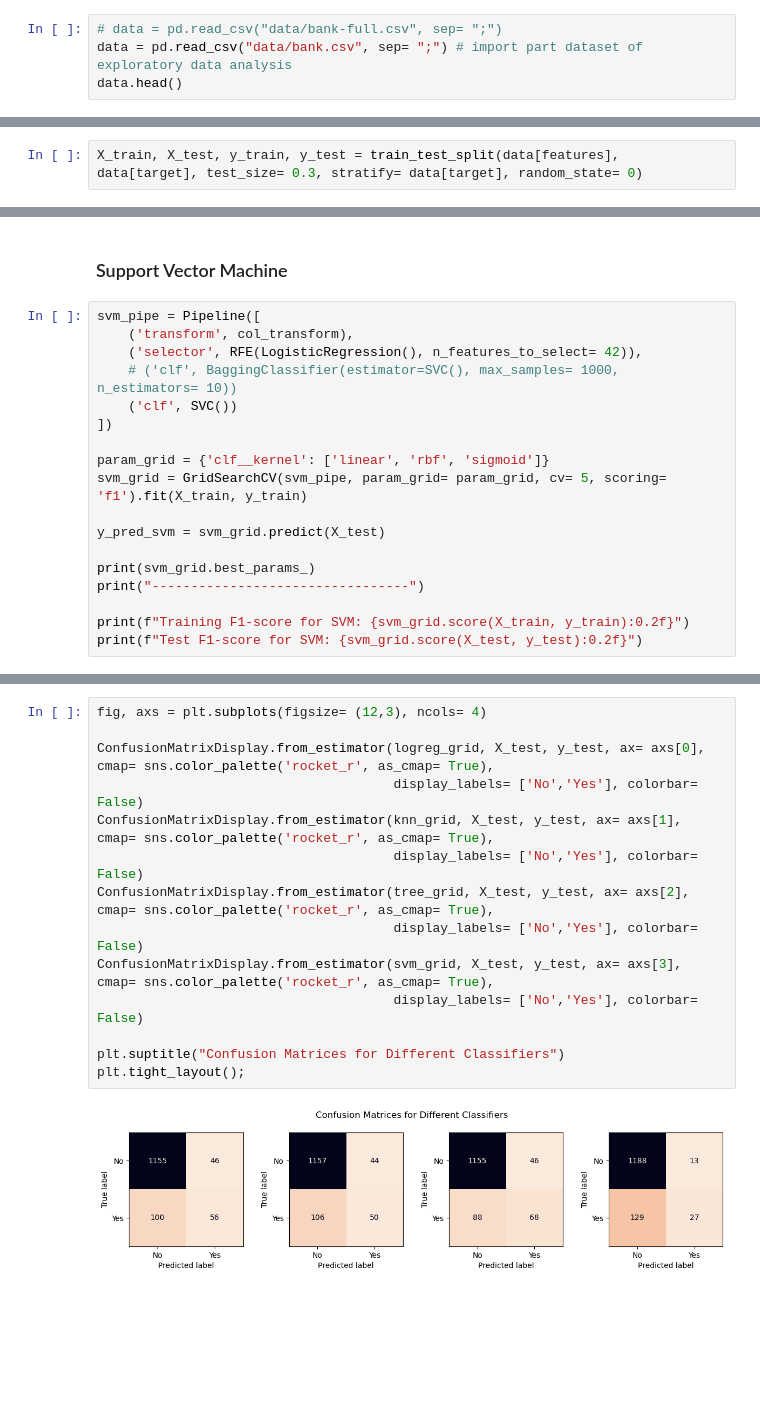
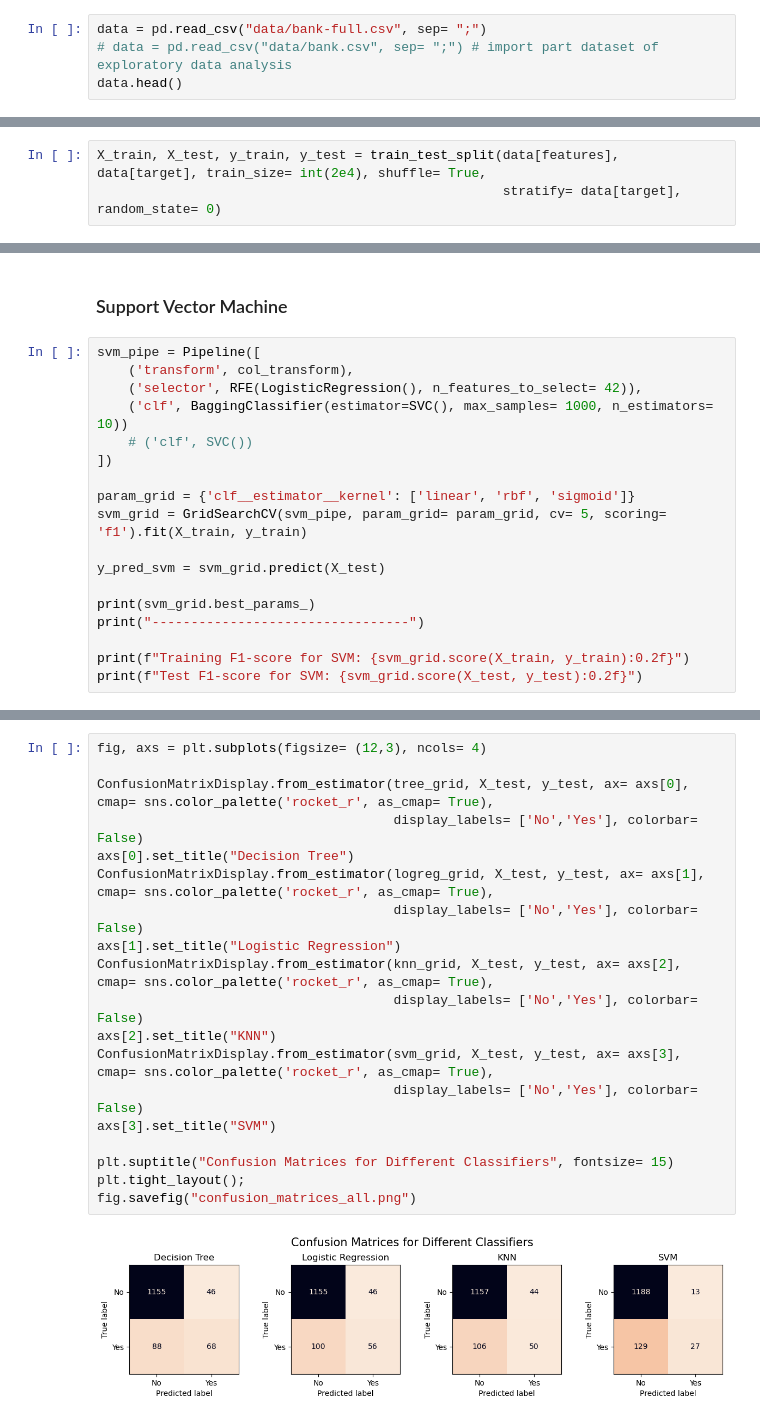
Before and after one commit to garimasc/bank_marketing, a Jupyter notebook: evaluate_classification.ipynb, the cells around one changed output, grey strips where cells are left out. Saved outputs shown, nothing was run; the diff lists cells and outputs as text; blank space fills up the shorter version.

```diff
--- a/evaluate_classification.ipynb
+++ b/evaluate_classification.ipynb
@@ -24,8 +24,8 @@ from sklearn.feature_selection import RFE, SelectFromModel, SequentialFeatureSel
 import warnings
 warnings.filterwarnings(action= 'ignore')
 # %%
-# data = pd.read_csv("data/bank-full.csv", sep= ";")
-data = pd.read_csv("data/bank.csv", sep= ";") # import part dataset of exploratory data analysis
+data = pd.read_csv("data/bank-full.csv", sep= ";")
+# data = pd.read_csv("data/bank.csv", sep= ";") # import part dataset of exploratory data analysis
 data.head()
 # %% [output]
 |  | age | job | marital | education | default | balance | housing | loan | contact | day | month | ... |
@@ -60,7 +60,8 @@ col_transform = ColumnTransformer([
     ('oe', OneHotEncoder(drop= 'if_binary'), cat_features),
     ('poly', PolynomialFeatures(degree= 1), num_features)], remainder = 'passthrough')
 # %%
-X_train, X_test, y_train, y_test = train_test_split(data[features], data[target], test_size= 0.3, stratify= data[target], random_state= 0)
+X_train, X_test, y_train, y_test = train_test_split(data[features], data[target], train_size= int(2e4), shuffle= True,
+                                                    stratify= data[target], random_state= 0)
 # %% [markdown]
 ### Logistic Regression
 # %%
@@ -151,11 +150,11 @@ plt.title("Decision Tree Classifier (Upto Depth 3)", fontsize= 20);
 svm_pipe = Pipeline([
     ('transform', col_transform),
     ('selector', RFE(LogisticRegression(), n_features_to_select= 42)),
-    # ('clf', BaggingClassifier(estimator=SVC(), max_samples= 1000, n_estimators= 10))
-    ('clf', SVC())
+    ('clf', BaggingClassifier(estimator=SVC(), max_samples= 1000, n_estimators= 10))
+    # ('clf', SVC())
 ])
 
-param_grid = {'clf__kernel': ['linear', 'rbf', 'sigmoid']}
+param_grid = {'clf__estimator__kernel': ['linear', 'rbf', 'sigmoid']}
 svm_grid = GridSearchCV(svm_pipe, param_grid= param_grid, cv= 5, scoring= 'f1').fit(X_train, y_train)
 
 y_pred_svm = svm_grid.predict(X_test)
@@ -187,16 +186,21 @@ Text(0.5, 0.98, 'Compare ROC Curves for Different Classifiers')
 # %%
 fig, axs = plt.subplots(figsize= (12,3), ncols= 4)
 
-ConfusionMatrixDisplay.from_estimator(logreg_grid, X_test, y_test, ax= axs[0], cmap= sns.color_palette('rocket_r', as_cmap= True),
+ConfusionMatrixDisplay.from_estimator(tree_grid, X_test, y_test, ax= axs[0], cmap= sns.color_palette('rocket_r', as_cmap= True),
                                       display_labels= ['No','Yes'], colorbar= False)
-ConfusionMatrixDisplay.from_estimator(knn_grid, X_test, y_test, ax= axs[1], cmap= sns.color_palette('rocket_r', as_cmap= True),
+axs[0].set_title("Decision Tree")
+ConfusionMatrixDisplay.from_estimator(logreg_grid, X_test, y_test, ax= axs[1], cmap= sns.color_palette('rocket_r', as_cmap= True),
                                       display_labels= ['No','Yes'], colorbar= False)
-ConfusionMatrixDisplay.from_estimator(tree_grid, X_test, y_test, ax= axs[2], cmap= sns.color_palette('rocket_r', as_cmap= True),
+axs[1].set_title("Logistic Regression")
+ConfusionMatrixDisplay.from_estimator(knn_grid, X_test, y_test, ax= axs[2], cmap= sns.color_palette('rocket_r', as_cmap= True),
                                       display_labels= ['No','Yes'], colorbar= False)
+axs[2].set_title("KNN")
 ConfusionMatrixDisplay.from_estimator(svm_grid, X_test, y_test, ax= axs[3], cmap= sns.color_palette('rocket_r', as_cmap= True),
                                       display_labels= ['No','Yes'], colorbar= False)
+axs[3].set_title("SVM")
 
-plt.suptitle("Confusion Matrices for Different Classifiers")
+plt.suptitle("Confusion Matrices for Different Classifiers", fontsize= 15)
 plt.tight_layout();
+fig.savefig("confusion_matrices_all.png")
 # %% [output]
-[figure, old version]
+[figure, new version]
```
Also changed, not shown: parts of 7 cells of this notebook, 3 other files.
